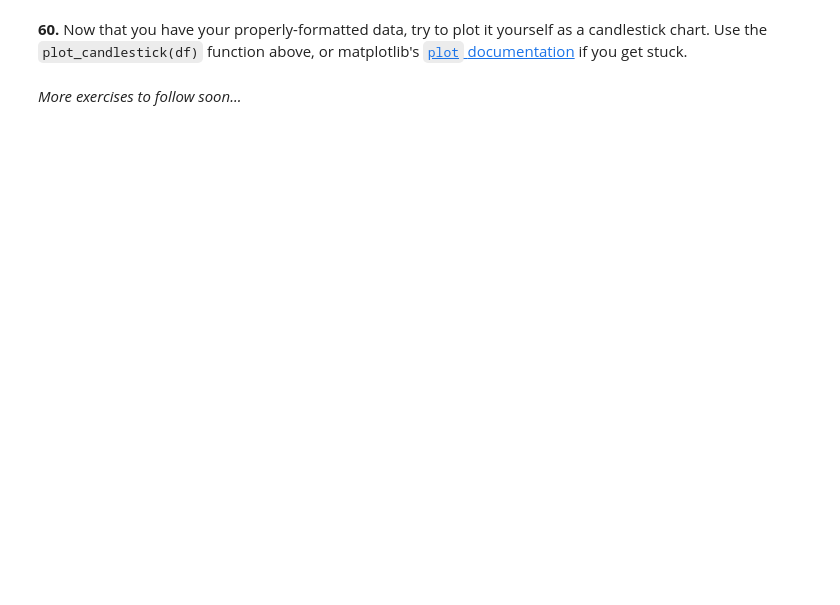
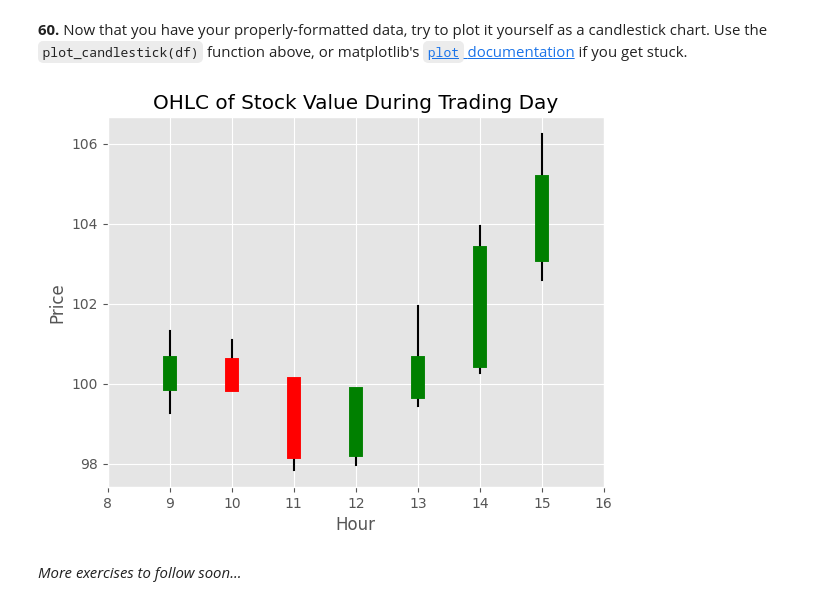
Before and after one commit to iboud0/100-pandas-puzzles, a Jupyter notebook: 100-pandas-puzzles.ipynb, the cells around one changed output. Cells and saved outputs as stored; diff of their text form; code cells hidden in the pictures; blank space fills up the shorter version.

Commit message:
up to question 60 curr last

````diff
--- a/100-pandas-puzzles.ipynb
+++ b/100-pandas-puzzles.ipynb
@@ -940,3 +949,11 @@ To begin, generate a DataFrame `df` with two columns, `'x'` and `'y'` containing
 1  0  1
 2  0  2
 ```
+# %%
+X = 5
+Y = 4
+
+x = np.repeat(np.arange(X), Y)
+y = np.tile(np.arange(Y), X)
+df = pd.DataFrame(zip(x,y), columns=['x', 'y'])
+df
@@ -1053,3 +1197,13 @@ def plot_candlestick(agg):
     plt.show()
 # %% [markdown]
 **59.** Generate a day's worth of random stock data, and aggregate / reformat it so that it has hourly summaries of the opening, highest, lowest, and closing prices
+# %%
+df = day_stock_data()
+new_df = pd.DataFrame()
+new_df['high'] = df.groupby([df['time'].dt.hour])['price'].max()
+new_df['low'] = df.groupby([df['time'].dt.hour])['price'].min()
+new_df['open'] = df.groupby([df['time'].dt.hour])['price'].first()
+new_df['close'] = df.groupby([df['time'].dt.hour])['price'].last()
+new_df['color'] =  (new_df['close'] > new_df['open']).map({True:"green",False:"red"})
+new_df.index = pd.to_datetime(new_df.index, format='%H')
+new_df
@@ -1056,4 +1228,8 @@ def plot_candlestick(agg):
 # %% [markdown]
 **60.** Now that you have your properly-formatted data, try to plot it yourself as a candlestick chart.  Use the ```plot_candlestick(df)``` function above, or matplotlib's [```plot``` documentation](https://matplotlib.org/api/_as_gen/matplotlib.axes.Axes.plot.html) if you get stuck.
+# %%
+plot_candlestick(new_df)
+# %% [output]
+[figure, added]
 # %% [markdown]
 *More exercises to follow soon...*
````
Also changed, not shown: parts of 14 cells of this notebook.
